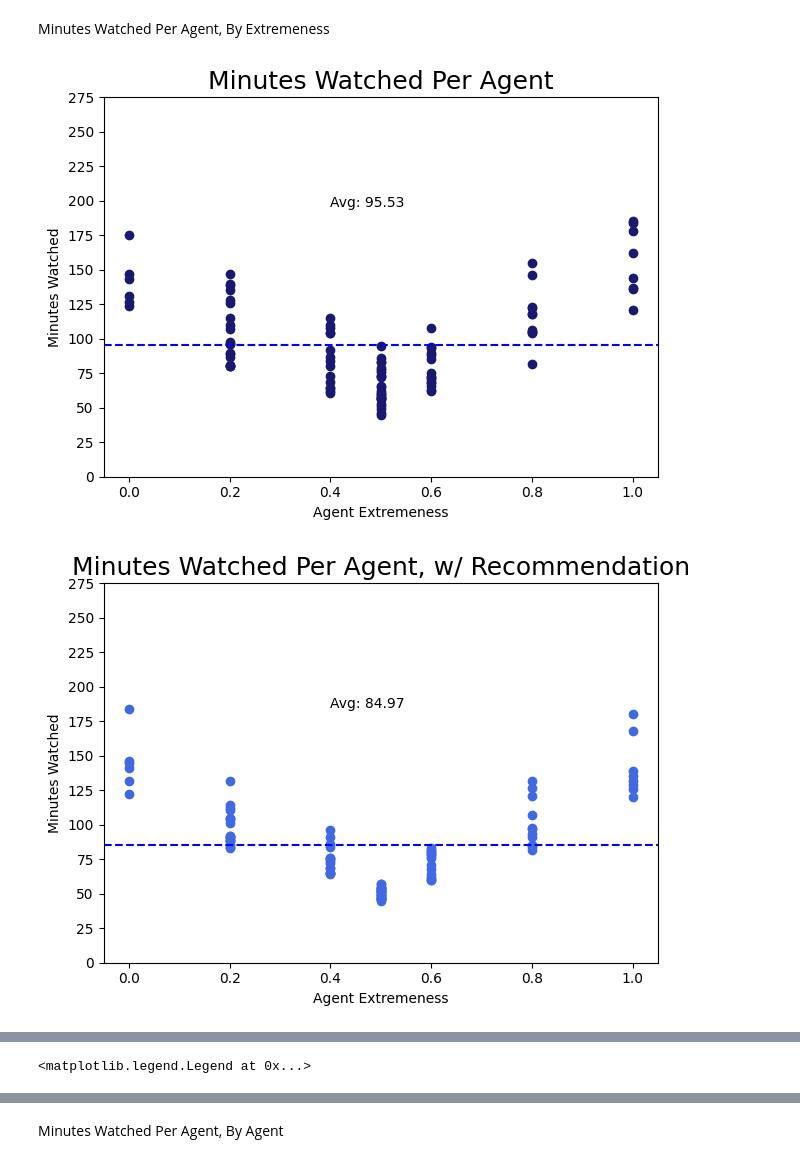
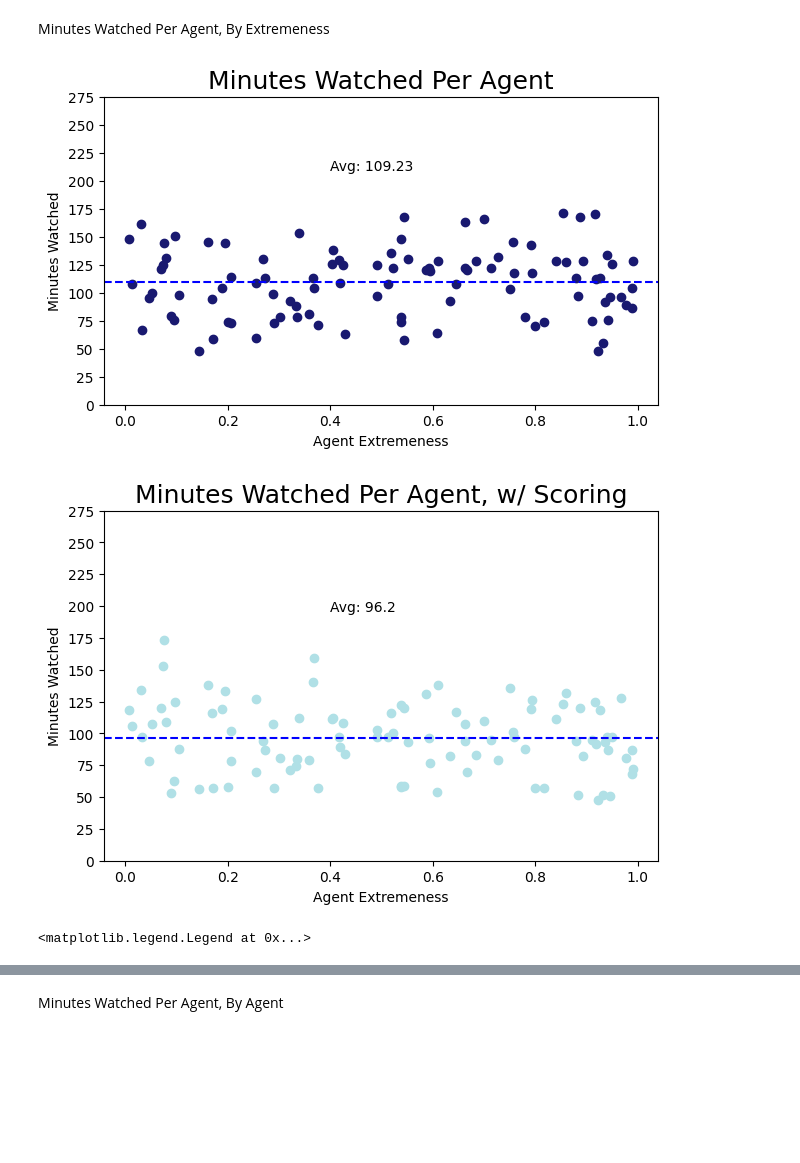
Before and after one commit to snyder-research-group/tools-of-justice, a Jupyter notebook: youtube simulation/experimenting_copy_simulation_notebook.ipynb, the cells around one changed output, grey strips where cells are left out. Saved outputs shown, nothing was run; the diff lists cells and outputs as text; code cells hidden in the pictures; blank space fills up the shorter version.

Commit message:
Got graphs to work with random agents (only normal and scoring systems)

```diff
--- a/youtube simulation/experimenting_copy_simulation_notebook.ipynb
+++ b/youtube simulation/experimenting_copy_simulation_notebook.ipynb
@@ -560,11 +556,11 @@ def calculate_score_multiple_vids(our_agent, our_videos):
     max_extr = 1
 
 
-    # daily_agent_longest_vid = archetypes_list[agent_number]["longest_vid_threshold"]
-    # daily_agent_yt_threshold = archetypes_list[agent_number]["yt_time_threshold"]
-    # daily_agent_pol_aff = archetypes_list[agent_number]["political_affiliation"]
-    # daily_agent_vid_extr = archetypes_list[agent_number]["video_extremity"]
-    # daily_agent_pop_thresh = archetypes_list[agent_number]["popularity_threshold"]
+    daily_agent_longest_vid = archetypes_list[agent_number]["longest_vid_threshold"]
+    daily_agent_yt_threshold = archetypes_list[agent_number]["yt_time_threshold"]
+    daily_agent_pol_aff = archetypes_list[agent_number]["political_affiliation"]
+    daily_agent_vid_extr = archetypes_list[agent_number]["video_extremity"]
+    daily_agent_pop_thresh = archetypes_list[agent_number]["popularity_threshold"]
 
 
     for i in range(NUM_VIDEOS):
@@ -615,6 +611,9 @@ def calculate_score_multiple_vids(our_agent, our_videos):
     return sorted_video_scores
 
 
+# 1/19/24: do profiling (shows how much time different parts of the code take to run)
+
+
 # for debugging: try setting everything except one var to 0 to see what's hapening
 # Maybe an issue with the actual watching portion?
 # %% [markdown]
@@ -747,6 +746,7 @@ for i in tqdm(range(NUM_AGENTS)): # runs through the simulation for every agent
     # print("AGENT #" + str(i))
     # Establishing the values we need from our agent before any videos are watched
     daily_agent = our_agents[i]
+    agent_number = daily_agent.agent_id
     extr_of_each_agent_video = []
     daily_agent_archetype = daily_agent.archetype
 
@@ -2914,10 +3028,9 @@ Minutes Watched Per Agent, By Extremeness
 
 import matplotlib as matplotlib
 
-# Reversing the arrays so extremenesses are in ascending order
 x = Reverse(agent_extremeness_array)
+
 y = Reverse(agent_minutes_watched_today_array)
-
 
 # Let's graph each agent with how much they watched per day.
 # x axis = agents (0-199), y axis = minutes watched per agent
@@ -2998,34 +3111,35 @@ if(SCORE_SYSTEM_TOGGLE):
         x_score = Reverse(agent_extremeness_array_scoring)
         y_score = Reverse(agent_minutes_watched_today_array_scoring)
 
 
         # Let's graph each agent with how much they watched per day.
         # x axis = agents (0-199), y axis = minutes watched per agent
 
 
         plt.scatter(x_score,y_score, color = 'powderblue') # A bar chart
         plt.title('Minutes Watched Per Agent, w/ Scoring', fontsize = 18)
         plt.xlabel('Agent Extremeness')
         plt.ylabel('Minutes Watched')
         plt.axhline(numpy.nanmean(y_score), linestyle = '--', color = 'blue')
         plt.text(0.4, numpy.nanmean(y_score)+ 100, "Avg: " + str(numpy.nanmean(y_score)), fontsize = 10)
 
 
         # defining display layout
         plt.tight_layout()
 
         plt.yticks(numpy.arange(0, 300, 25))
 
         plt.show()
 
 
 
 plt.title('Minutes Watched Per Agent, By Extremeness', fontsize = 18)
 sns.regplot(x = x, y = y, lowess=True, scatter = False, label = "None", line_kws={"color": "midnightblue"})
-sns.regplot(x = x_rec, y = y_rec, lowess=True, scatter = False, label = "Rec", line_kws={"color": "royalblue"})
-sns.regplot(x = x_rand, y = y_rand, lowess=True, scatter = False, label = "Rand", line_kws={"color": "cornflowerblue"})
+# sns.regplot(x = x_rec, y = y_rec, lowess=True, scatter = False, label = "Rec", line_kws={"color": "royalblue"})
+# sns.regplot(x = x_rand, y = y_rand, lowess=True, scatter = False, label = "Rand", line_kws={"color": "cornflowerblue"})
 sns.regplot(x = x_score, y = y_score, lowess=True, scatter = False, label = "Score", line_kws={"color": "powderblue"})
 plt.legend(labels=['None', 'Rec', 'Rand', 'Score'])
 # %% [output]
-[figure, old version]
+[figure, new version]
-[figure, old version]
+[figure, new version]
+<matplotlib.legend.Legend at 0x...>
@@ -3034 +3146,0 @@ plt.legend(labels=['None', 'Rec', 'Rand', 'Score'])
-<matplotlib.legend.Legend at 0x...>
```
Also changed, not shown: parts of 25 cells of this notebook, 1 other file.
